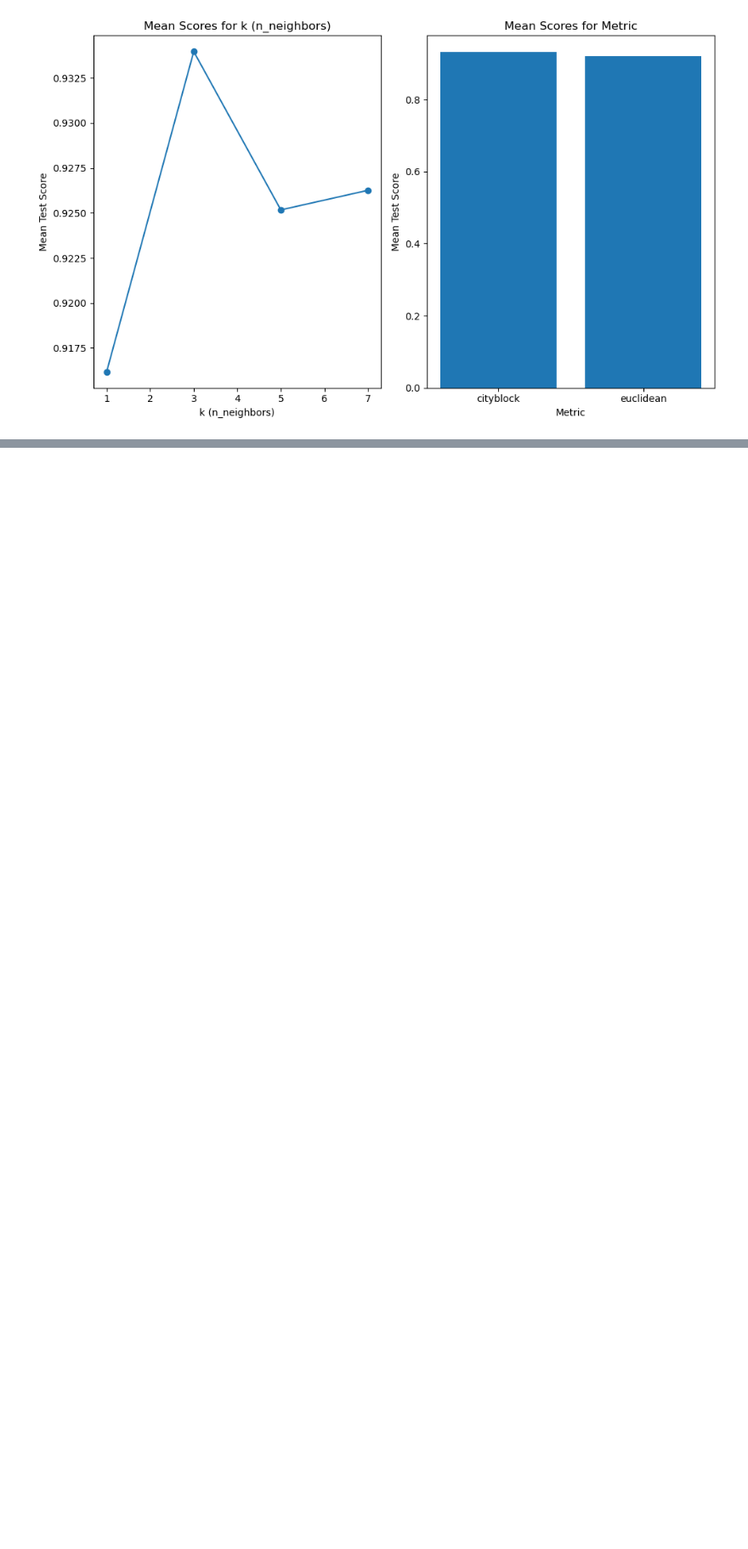
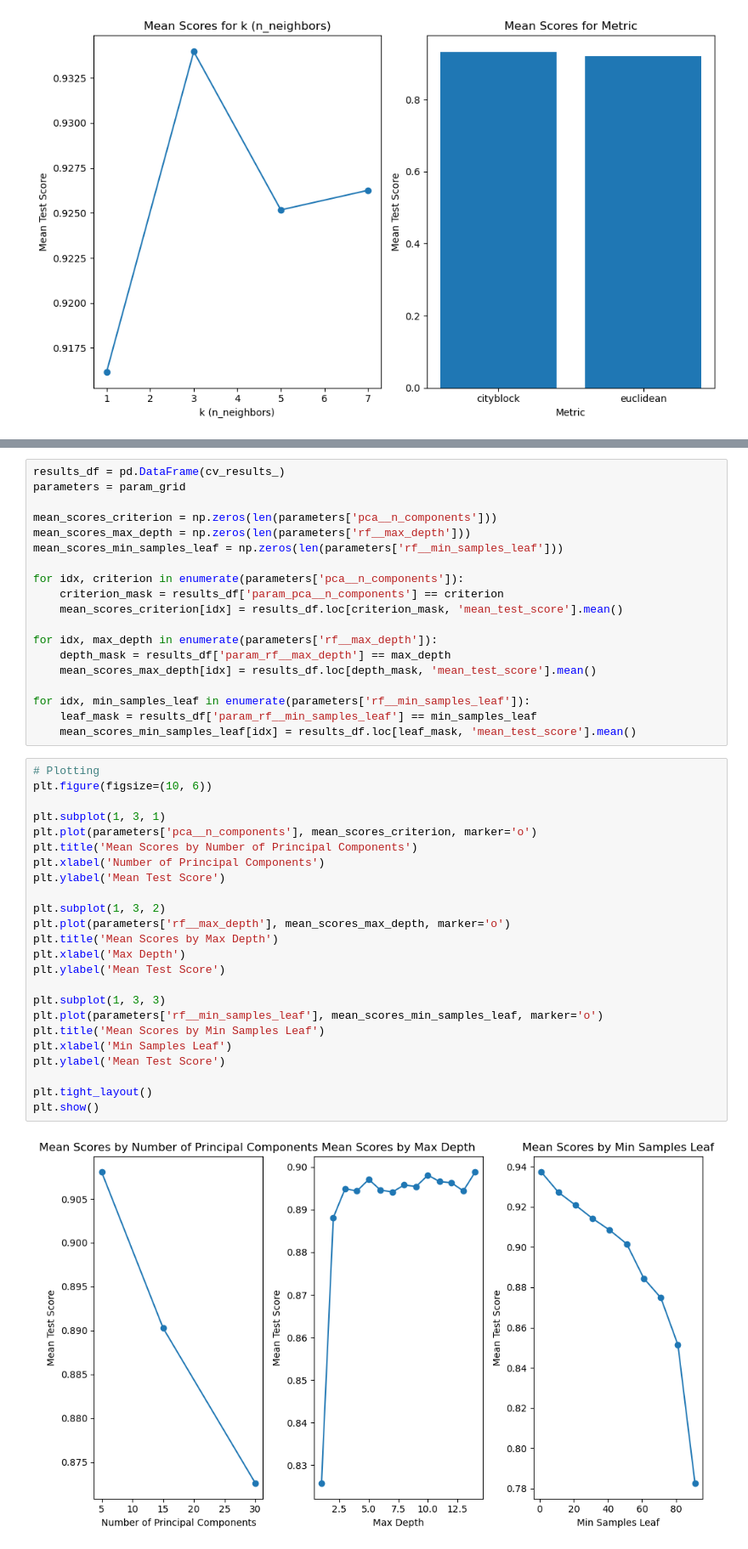
Before and after one commit to pweglik/data-exploration, a Jupyter notebook: lab2/lab2.ipynb, the cells around one changed output, grey strips where cells are left out. Shown: that part at 85% size. Saved outputs shown, nothing was run; the diff lists cells and outputs as text; blank space fills up the shorter version.

```diff
--- a/lab2/lab2.ipynb
+++ b/lab2/lab2.ipynb
@@ -371,0 +568,45 @@ Dla zbioru breast cancer - ponownie, metryka odległości nie ma znaczenia i lic
+# %%
+results_df = pd.DataFrame(cv_results_)
+parameters = param_grid
+
+mean_scores_criterion = np.zeros(len(parameters['pca__n_components']))
+mean_scores_max_depth = np.zeros(len(parameters['rf__max_depth']))
+mean_scores_min_samples_leaf = np.zeros(len(parameters['rf__min_samples_leaf']))
+
+for idx, criterion in enumerate(parameters['pca__n_components']):
+    criterion_mask = results_df['param_pca__n_components'] == criterion
+    mean_scores_criterion[idx] = results_df.loc[criterion_mask, 'mean_test_score'].mean()
+
+for idx, max_depth in enumerate(parameters['rf__max_depth']):
+    depth_mask = results_df['param_rf__max_depth'] == max_depth
+    mean_scores_max_depth[idx] = results_df.loc[depth_mask, 'mean_test_score'].mean()
+
+for idx, min_samples_leaf in enumerate(parameters['rf__min_samples_leaf']):
+    leaf_mask = results_df['param_rf__min_samples_leaf'] == min_samples_leaf
+    mean_scores_min_samples_leaf[idx] = results_df.loc[leaf_mask, 'mean_test_score'].mean()
+# %%
+# Plotting
+plt.figure(figsize=(10, 6))
+
+plt.subplot(1, 3, 1)
+plt.plot(parameters['pca__n_components'], mean_scores_criterion, marker='o')
+plt.title('Mean Scores by Number of Principal Components')
+plt.xlabel('Number of Principal Components')
+plt.ylabel('Mean Test Score')
+
+plt.subplot(1, 3, 2)
+plt.plot(parameters['rf__max_depth'], mean_scores_max_depth, marker='o')
+plt.title('Mean Scores by Max Depth')
+plt.xlabel('Max Depth')
+plt.ylabel('Mean Test Score')
+
+plt.subplot(1, 3, 3)
+plt.plot(parameters['rf__min_samples_leaf'], mean_scores_min_samples_leaf, marker='o')
+plt.title('Mean Scores by Min Samples Leaf')
+plt.xlabel('Min Samples Leaf')
+plt.ylabel('Mean Test Score')
+
+plt.tight_layout()
+plt.show()
+# %% [output]
+[figure, added]
```
Also changed, not shown: parts of 18 cells of this notebook.
